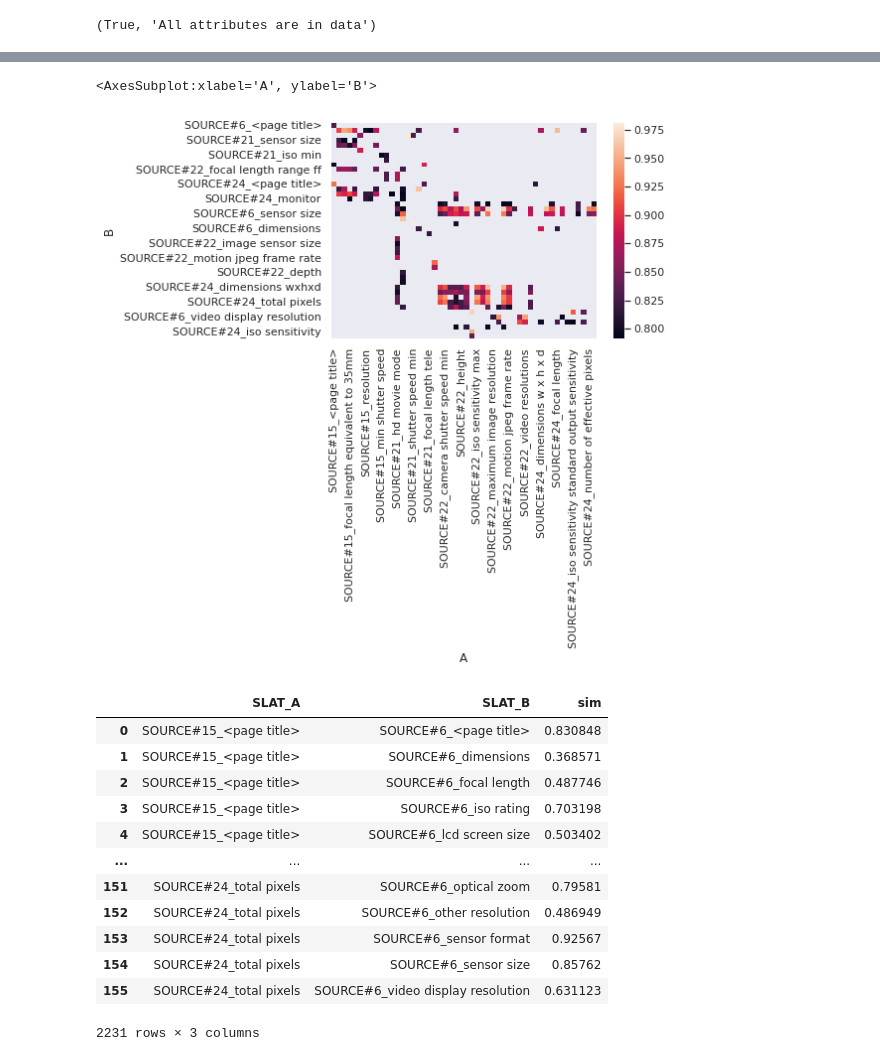
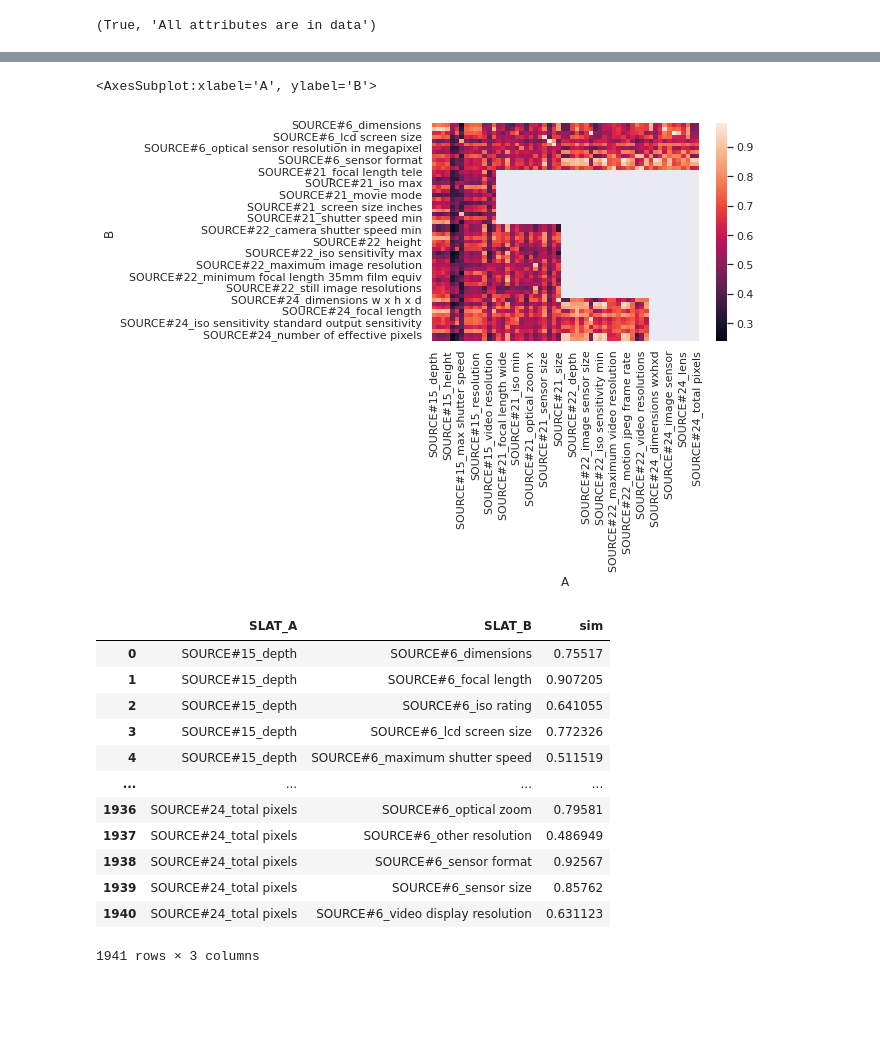
Before and after one commit to rokkian/spacy_for_data_integration, a Jupyter notebook: multiSchemaMatching.ipynb, the cells around one changed output, grey strips where cells are left out. Cells and saved outputs as stored; diff of their text form; code cells hidden in the pictures; blank space fills up the shorter version.

```diff
--- a/multiSchemaMatching.ipynb
+++ b/multiSchemaMatching.ipynb
@@ -408,7 +413,7 @@ def df_to_str(df:pd.DataFrame):
     return df
 
 def clean_df(df):
-    return df_to_str(df.drop(['Unnamed: 0', 'JSON'], axis=1))
+    return df_to_str(df.drop(['Unnamed: 0', 'JSON', '<page title>'], axis=1))
 # %%
 df6 = clean_df(df6)
 df15 = clean_df(df15)
@@ -510,10 +495,3 @@ Creation doc monitor
 Creation doc number of effective pixels
 Creation doc total pixels
 Fine SchemaDoc
-# %%
-#Trasformo il dizionario di DataFrame in un dizionario di SchemaDoc
-for k,v in SOURCES.items():
-    df = Utilities.sampleDF_clean(v, 400)
-
-    SOURCES_sd[k] = Utilities.SchemaDoc(df, sep='. ', nlp=nlp, pre=False, verbose=True)
-#Ottengo la SimilarityTable di ogni coppia e le appendo tutte insieme
@@ -598,8 +558,8 @@ Utilities.toSimMatrix(MATCHES)
 # %%
-sns.heatmap(Utilities.toSimMatrix(MATCHES.query('sim > 0.79')))
+sns.heatmap(Utilities.toSimMatrix(MATCHES.query('sim > 0.10')))
 # %% [output]
 <AxesSubplot:xlabel='A', ylabel='B'>
-[figure, old version]
+[figure, new version]
 # %%
 #insieme di tutti i nodi collegati direttamente o indirettamente nel grafo
 def ChiusuraRiflessivaTransitiva(MatchTable):
@@ -627,16 +588,16 @@ def ChiusuraRiflessivaTransitiva(MatchTable):
 MATCHES
 # %% [output]
 |  | SLAT_A | SLAT_B | sim |
-| 0 | SOURCE#15_<page title> | SOURCE#6_<page title> | 0.830848 |
-| 1 | SOURCE#15_<page title> | SOURCE#6_dimensions | 0.368571 |
-| 2 | SOURCE#15_<page title> | SOURCE#6_focal length | 0.487746 |
-| 3 | SOURCE#15_<page title> | SOURCE#6_iso rating | 0.703198 |
-| 4 | SOURCE#15_<page title> | SOURCE#6_lcd screen size | 0.503402 |
+| 0 | SOURCE#15_depth | SOURCE#6_dimensions | 0.75517 |
+| 1 | SOURCE#15_depth | SOURCE#6_focal length | 0.907205 |
+| 2 | SOURCE#15_depth | SOURCE#6_iso rating | 0.641055 |
+| 3 | SOURCE#15_depth | SOURCE#6_lcd screen size | 0.772326 |
+| 4 | SOURCE#15_depth | SOURCE#6_maximum shutter speed | 0.511519 |
 | ... | ... | ... | ... |
-| 151 | SOURCE#24_total pixels | SOURCE#6_optical zoom | 0.79581 |
-| 152 | SOURCE#24_total pixels | SOURCE#6_other resolution | 0.486949 |
-| 153 | SOURCE#24_total pixels | SOURCE#6_sensor format | 0.92567 |
-| 154 | SOURCE#24_total pixels | SOURCE#6_sensor size | 0.85762 |
-| 155 | SOURCE#24_total pixels | SOURCE#6_video display resolution | 0.631123 |
+| 1936 | SOURCE#24_total pixels | SOURCE#6_optical zoom | 0.79581 |
+| 1937 | SOURCE#24_total pixels | SOURCE#6_other resolution | 0.486949 |
+| 1938 | SOURCE#24_total pixels | SOURCE#6_sensor format | 0.92567 |
+| 1939 | SOURCE#24_total pixels | SOURCE#6_sensor size | 0.85762 |
+| 1940 | SOURCE#24_total pixels | SOURCE#6_video display resolution | 0.631123 |
-2231 rows × 3 columns
+1941 rows × 3 columns
 # %%
```
Also changed, not shown: parts of 23 cells of this notebook, 2 other files.
